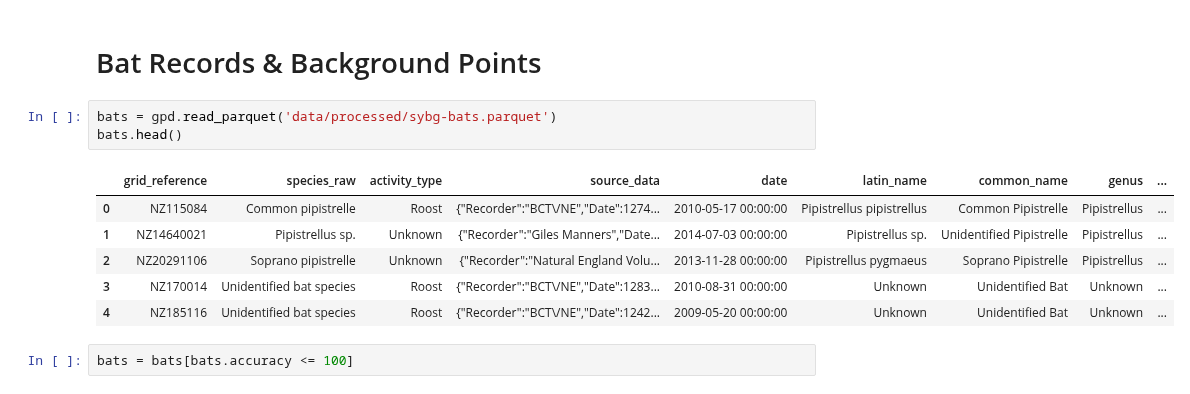
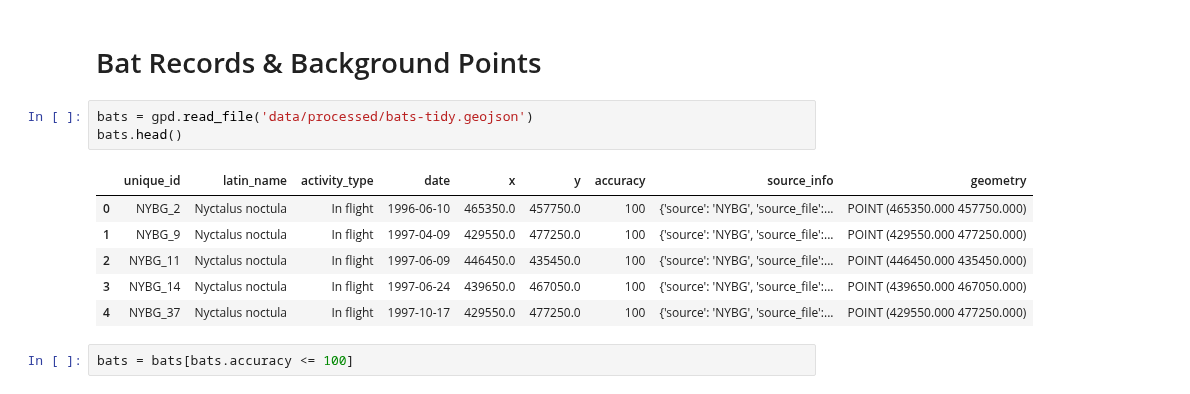
Before and after one commit to MatthewJWhittle/shefflied-bats, a Jupyter notebook: notebooks/modelling/maxent-modelling.ipynb, the cells around one changed output. Cells and saved outputs as stored; diff of their text form.

```diff
--- a/notebooks/modelling/maxent-modelling.ipynb
+++ b/notebooks/modelling/maxent-modelling.ipynb
@@ -44,14 +32,14 @@ grid_points.head()
 # %% [markdown]
 # Bat Records & Background Points
 # %%
-bats = gpd.read_parquet('data/processed/sybg-bats.parquet')
+bats = gpd.read_file('data/processed/bats-tidy.geojson')
 bats.head()
 # %% [output]
-|  | grid_reference | species_raw | activity_type | source_data | date | latin_name | common_name | genus | ... |
-| 0 | NZ115084 | Common pipistrelle | Roost | {"Recorder":"BCT\/NE","Date":1274... | 2010-05-17 00:00:00 | Pipistrellus pipistrellus | Common Pipistrelle | Pipistrellus | ... |
-| 1 | NZ14640021 | Pipistrellus sp. | Unknown | {"Recorder":"Giles Manners","Date... | 2014-07-03 00:00:00 | Pipistrellus sp. | Unidentified Pipistrelle | Pipistrellus | ... |
-| 2 | NZ20291106 | Soprano pipistrelle | Unknown | {"Recorder":"Natural England Volu... | 2013-11-28 00:00:00 | Pipistrellus pygmaeus | Soprano Pipistrelle | Pipistrellus | ... |
-| 3 | NZ170014 | Unidentified bat species | Roost | {"Recorder":"BCT\/NE","Date":1283... | 2010-08-31 00:00:00 | Unknown | Unidentified Bat | Unknown | ... |
-| 4 | NZ185116 | Unidentified bat species | Roost | {"Recorder":"BCT\/NE","Date":1242... | 2009-05-20 00:00:00 | Unknown | Unidentified Bat | Unknown | ... |
+|  | unique_id | latin_name | activity_type | date | x | y | accuracy | source_info | geometry |
+| 0 | NYBG_2 | Nyctalus noctula | In flight | 1996-06-10 | 465350.0 | 457750.0 | 100 | {'source': 'NYBG', 'source_file':... | POINT (465350.000 457750.000) |
+| 1 | NYBG_9 | Nyctalus noctula | In flight | 1997-04-09 | 429550.0 | 477250.0 | 100 | {'source': 'NYBG', 'source_file':... | POINT (429550.000 477250.000) |
+| 2 | NYBG_11 | Nyctalus noctula | In flight | 1997-06-09 | 446450.0 | 435450.0 | 100 | {'source': 'NYBG', 'source_file':... | POINT (446450.000 435450.000) |
+| 3 | NYBG_14 | Nyctalus noctula | In flight | 1997-06-24 | 439650.0 | 467050.0 | 100 | {'source': 'NYBG', 'source_file':... | POINT (439650.000 467050.000) |
+| 4 | NYBG_37 | Nyctalus noctula | In flight | 1997-10-17 | 429550.0 | 477250.0 | 100 | {'source': 'NYBG', 'source_file':... | POINT (429550.000 477250.000) |
 # %%
 bats = bats[bats.accuracy <= 100]
```
Also changed, not shown: parts of 26 cells of this notebook, 12 other files.
